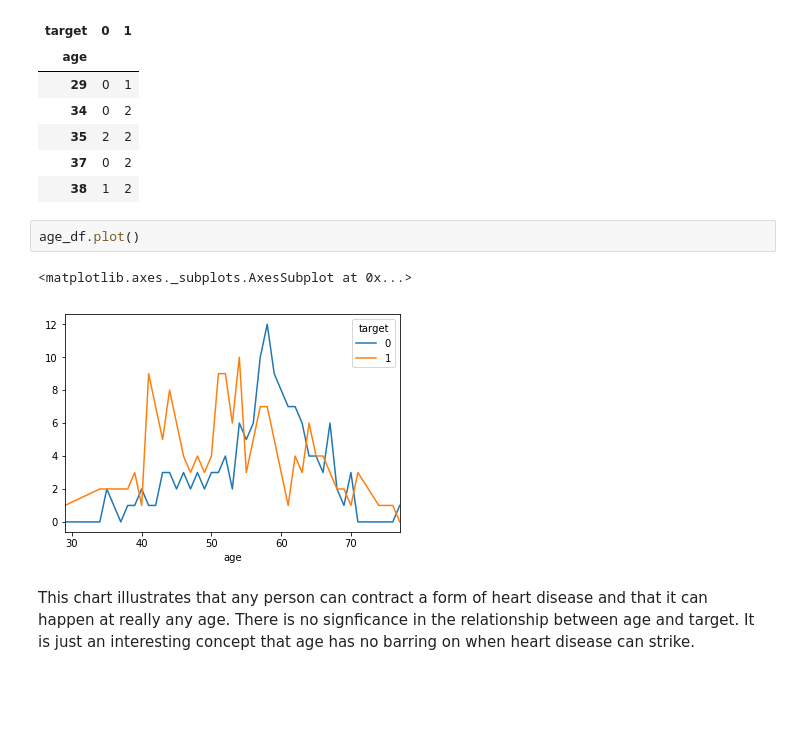
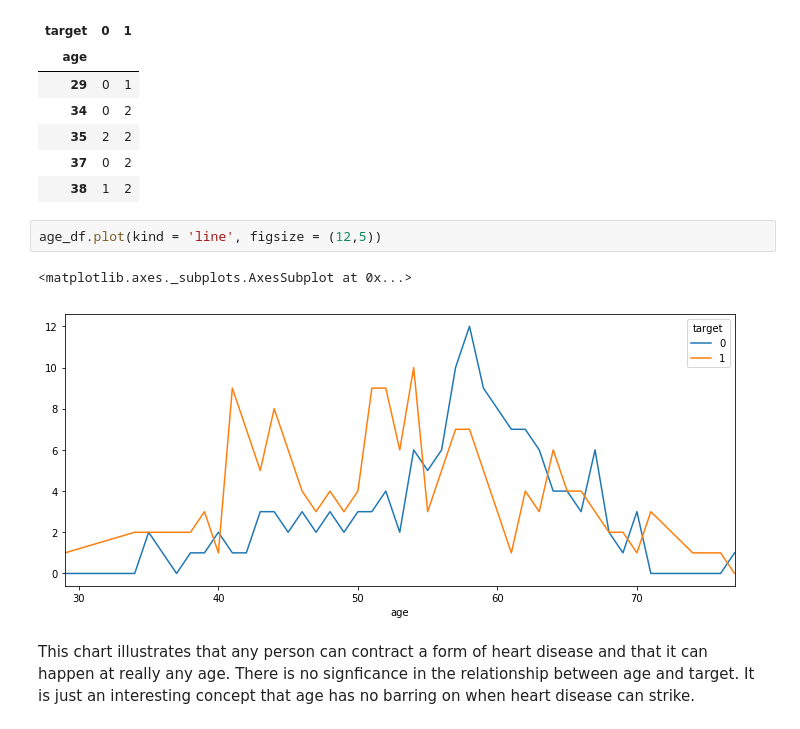
Before and after one commit to Tgordon523/HeartDisease-Analysis, a Jupyter notebook: TG_Health_Data_UCI.ipynb, the cells around one changed output. Cells and saved outputs as stored; diff of their text form; blank space fills up the shorter version.

```diff
--- a/TG_Health_Data_UCI.ipynb
+++ b/TG_Health_Data_UCI.ipynb
@@ -273,11 +285,11 @@ age_df.head()
 | 35 | 2 | 2 |
 | 37 | 0 | 2 |
 | 38 | 1 | 2 |
-# %%
-age_df.plot()
-# %% [output]
-<matplotlib.axes._subplots.AxesSubplot at 0x...>
-[figure, removed]
+# %%
+age_df.plot(kind = 'line', figsize = (12,5))
+# %% [output]
+<matplotlib.axes._subplots.AxesSubplot at 0x...>
+[figure, added]
 # %% [markdown]
 This chart illustrates that any person can contract a form of heart disease and that it can happen at really any age. There is no signficance in the relationship between age and target. It is just an interesting concept that age has no barring on when heart disease can strike.
 # %%
```
Also changed, not shown: parts of 38 cells of this notebook.
